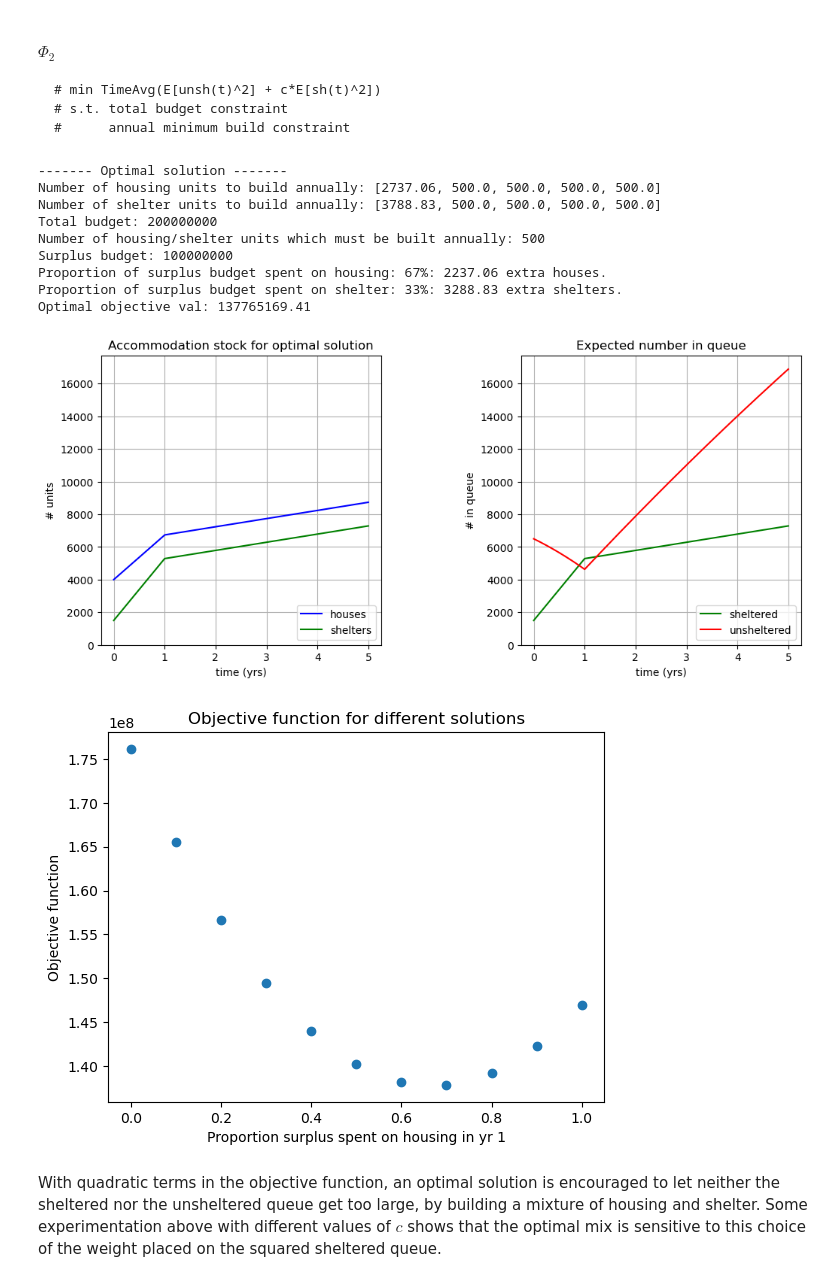
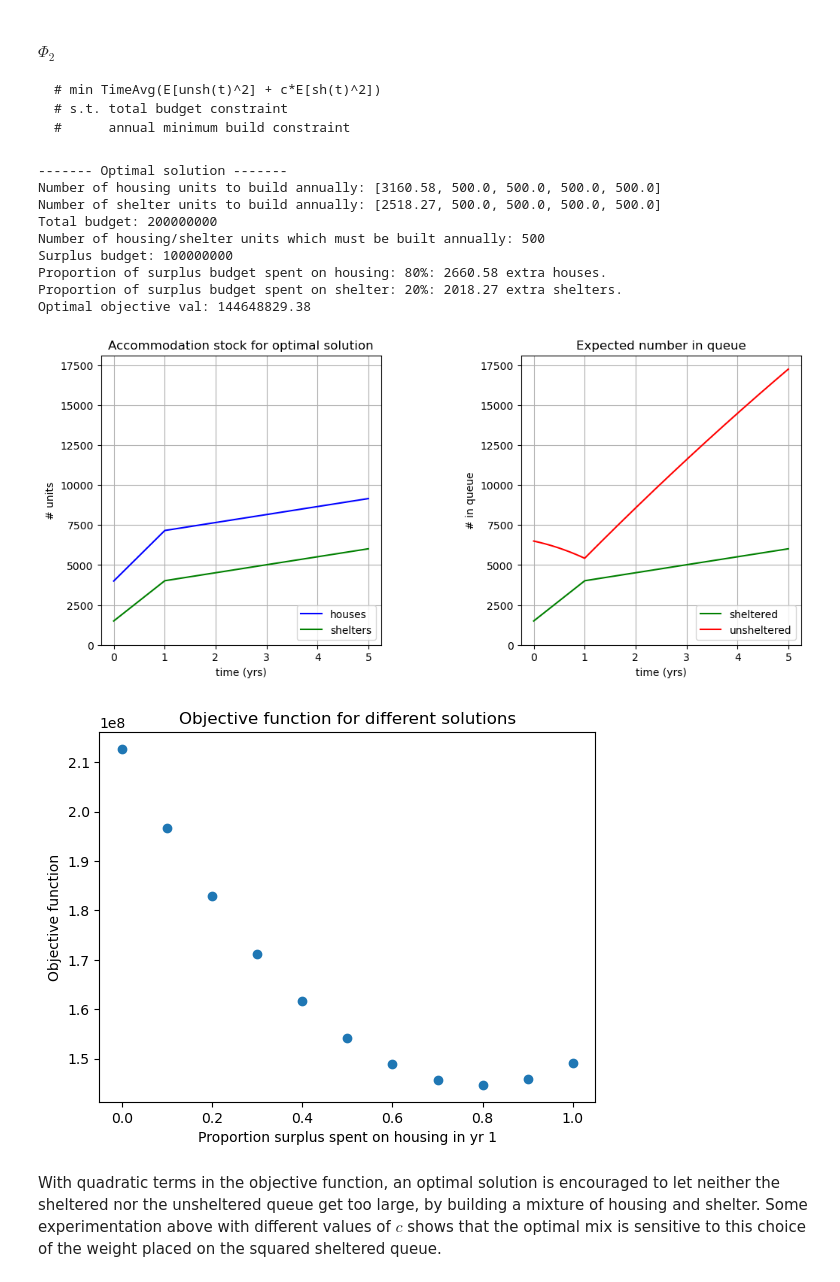
Before and after one commit to grahamburgess3/homeless_services, a Jupyter notebook: 09_Deterministic_Optimisation.ipynb, the cells around one changed output. Cells and saved outputs as stored; diff of their text form; code cells hidden in the pictures.

```diff
--- a/09_Deterministic_Optimisation.ipynb
+++ b/09_Deterministic_Optimisation.ipynb
@@ -81,23 +85,25 @@ Here we see that by penalising the size of the sheltered queue, our preference s
     #      annual minimum build constraint
 # %%
 # Set up problem and solve
-problem = do.Phi(data, modeling_options, 'phi2', c=0.75)
+problem = do.Phi(data, modeling_options, 'phi2', c=1.0)
+problem.add_total_budget_constraint()
+problem.add_baseline_build_constraint()
 problem.solve('ipopt')
 problem.print_results()
 problem.plot_opt()
 problem.plot_obj_curve(10)
 # %% [output]
 ------- Optimal solution -------
-Number of housing units to build annually: [2737.06, 500.0, 500.0, 500.0, 500.0]
-Number of shelter units to build annually: [3788.83, 500.0, 500.0, 500.0, 500.0]
+Number of housing units to build annually: [3160.58, 500.0, 500.0, 500.0, 500.0]
+Number of shelter units to build annually: [2518.27, 500.0, 500.0, 500.0, 500.0]
 Total budget: 200000000
 Number of housing/shelter units which must be built annually: 500
 Surplus budget: 100000000
-Proportion of surplus budget spent on housing: 67%: 2237.06 extra houses.
-Proportion of surplus budget spent on shelter: 33%: 3288.83 extra shelters.
-Optimal objective val: 137765169.41
+Proportion of surplus budget spent on housing: 80%: 2660.58 extra houses.
+Proportion of surplus budget spent on shelter: 20%: 2018.27 extra shelters.
+Optimal objective val: 144648829.38
-[figure, old version]
+[figure, new version]
-[figure, old version]
+[figure, new version]
 # %% [markdown]
 With quadratic terms in the objective function, an optimal solution is encouraged to let neither the sheltered nor the unsheltered queue get too large, by building a mixture of housing and shelter. Some experimentation above with different values of $c$ shows that the optimal mix is sensitive to this choice of the weight placed on the squared sheltered queue.
 # %% [markdown]
```
Also changed, not shown: parts of 9 cells of this notebook, 2 other files.
